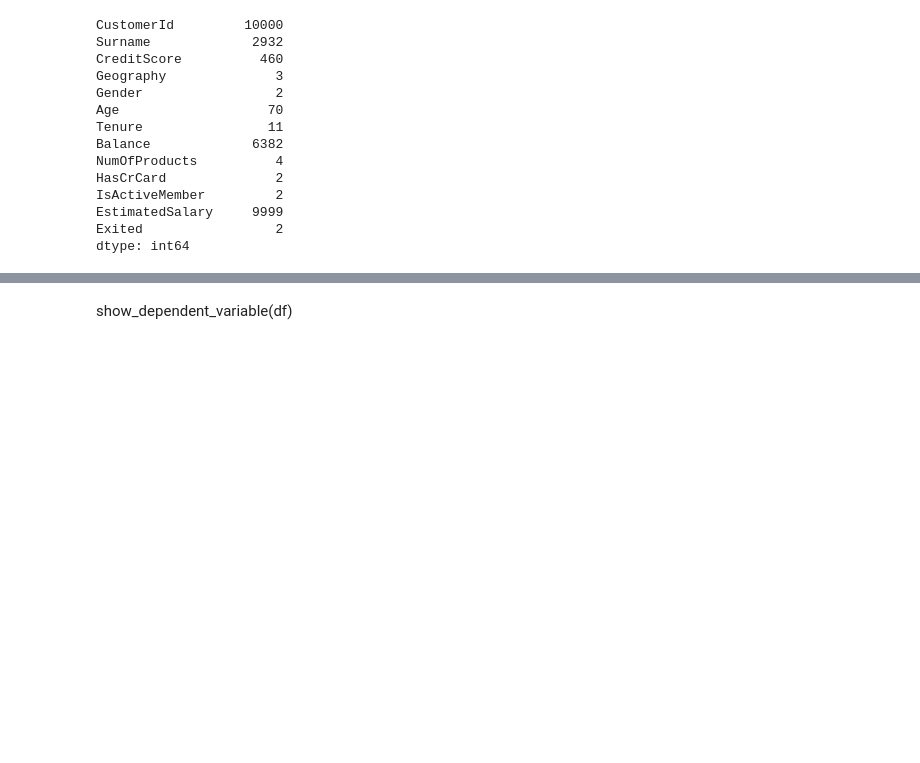
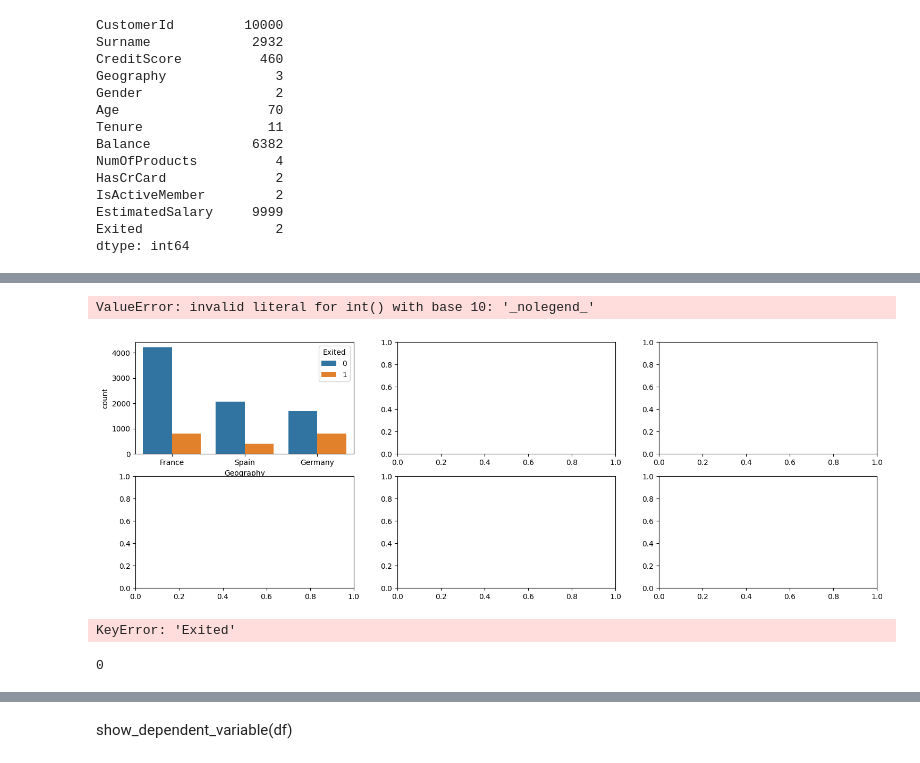
Before and after one commit to maxl-96/Case-Study-1-Project-1, a Jupyter notebook: notebook.ipynb, the cells around one changed output, grey strips where cells are left out. Drawn from its saved outputs; the diff is of its cells as text; code cells hidden in the pictures; blank space fills up the shorter version.

```diff
--- a/notebook.ipynb
+++ b/notebook.ipynb
@@ -84,3 +95,2 @@ Remark: The main purpose of this task is to identify as many churned customers a
 # %%
-df.info()
-df=df.drop(["RowNumber","CustomerId","Surname"], axis=1)
+df = df.drop(["CustomerId","Surname"], axis=1)
@@ -112,0 +144,57 @@ df.Age.plot.hist();
+# %%
+import seaborn as sns
+import matplotlib.pyplot as plt
+
+def show_categorical_features(df):
+    fig, axarr = plt.subplots(2, 3, figsize=(18, 6))
+
+    # List of categorical columns to loop through
+    categorical_columns = ['Geography', 'Gender', 'HasCrCard', 'IsActiveMember', 'NumOfProducts', 'Tenure']
+
+    for i, col in enumerate(categorical_columns):
+        ax = axarr[i//3, i%3]  # Determine the position for the subplot
+        sns.countplot(x=col, hue='Exited', data=df, ax=ax)
+
+        # Calculate the percentages for each category in the current column
+        category_counts = df.groupby([col, 'Exited']).size().unstack(fill_value=0)
+        category_percentages = category_counts.div(category_counts.sum(axis=1), axis=0) * 100
+
+        # Add percentage labels on the bars
+        for p in ax.patches:
+            height = p.get_height()
+            width = p.get_width()
+            x = p.get_x() + width / 2  # Position of the label
+            y = p.get_height()  # Position of the label
+
+            # Get the category (x-axis) and the hue label (Exited 0 or 1)
+            category_idx = int(p.get_x() // width)  # Which category the bar corresponds to
+            hue_label = int(p.get_label())  # Which hue label (0 or 1) the bar corresponds to
+
+            # Get the percentage for this category and hue label
+            category_label = ax.get_xticklabels()[category_idx].get_text()
+            percentage = category_percentages.loc[category_label, hue_label]
+
+            # Add the percentage as text on the bar
+            ax.text(x, y + 5, f'{percentage:.1f}%', ha='center', va='bottom', fontsize=10)
+
+    plt.tight_layout()
+    plt.show()
+
+# Assuming 'df' is your DataFrame
+show_categorical_features(df)
+# %% [output]
+ValueError: invalid literal for int() with base 10: '_nolegend_'
+[figure, added]
+# %%
+df[str('NumOfProducts')]["Exited"].count()
+# %% [output]
+KeyError: 'Exited'
+# %%
+filtered_count = df[(df['NumOfProducts'] == 4) & (df['Exited'] == 0)].shape[0]
+
+df[(df(featur e== cats)
+
+# Zeige das gefilterte Ergebnis
+print(filtered_count)
+# %% [output]
+0
```
Also changed, not shown: parts of 22 cells of this notebook.
